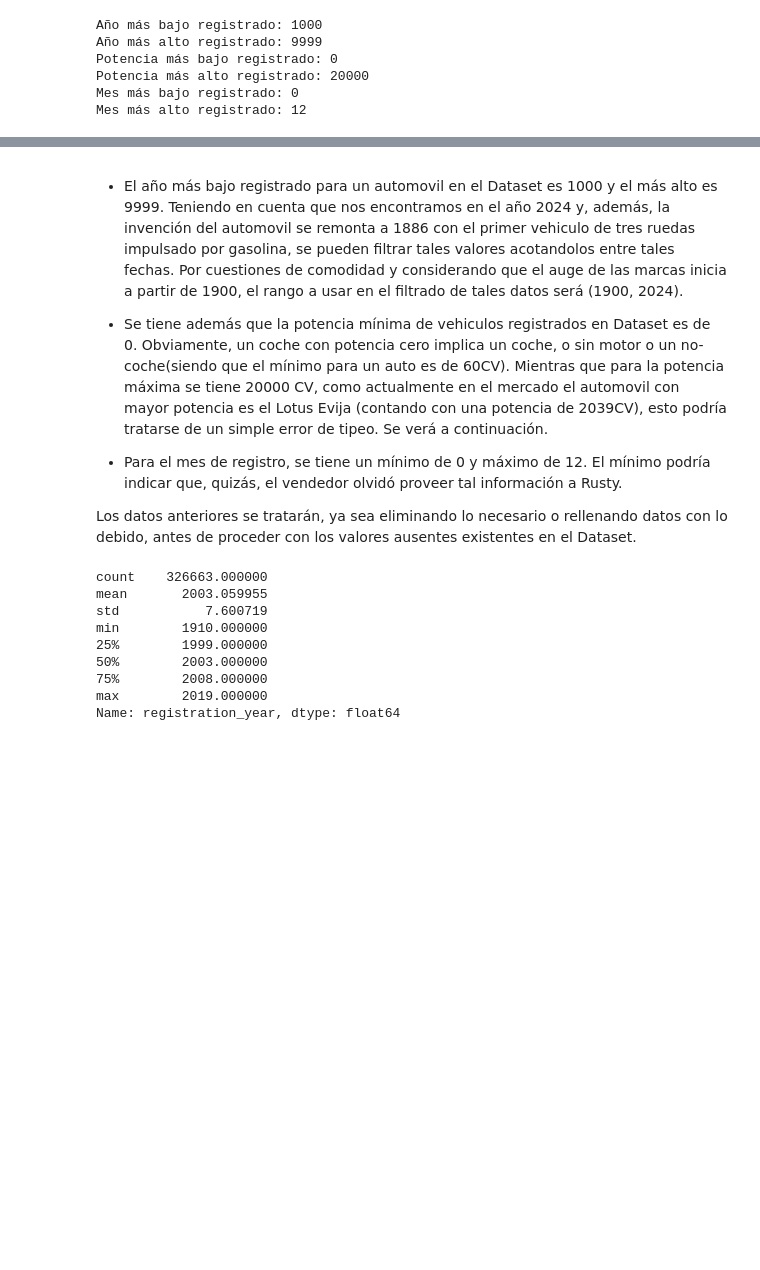
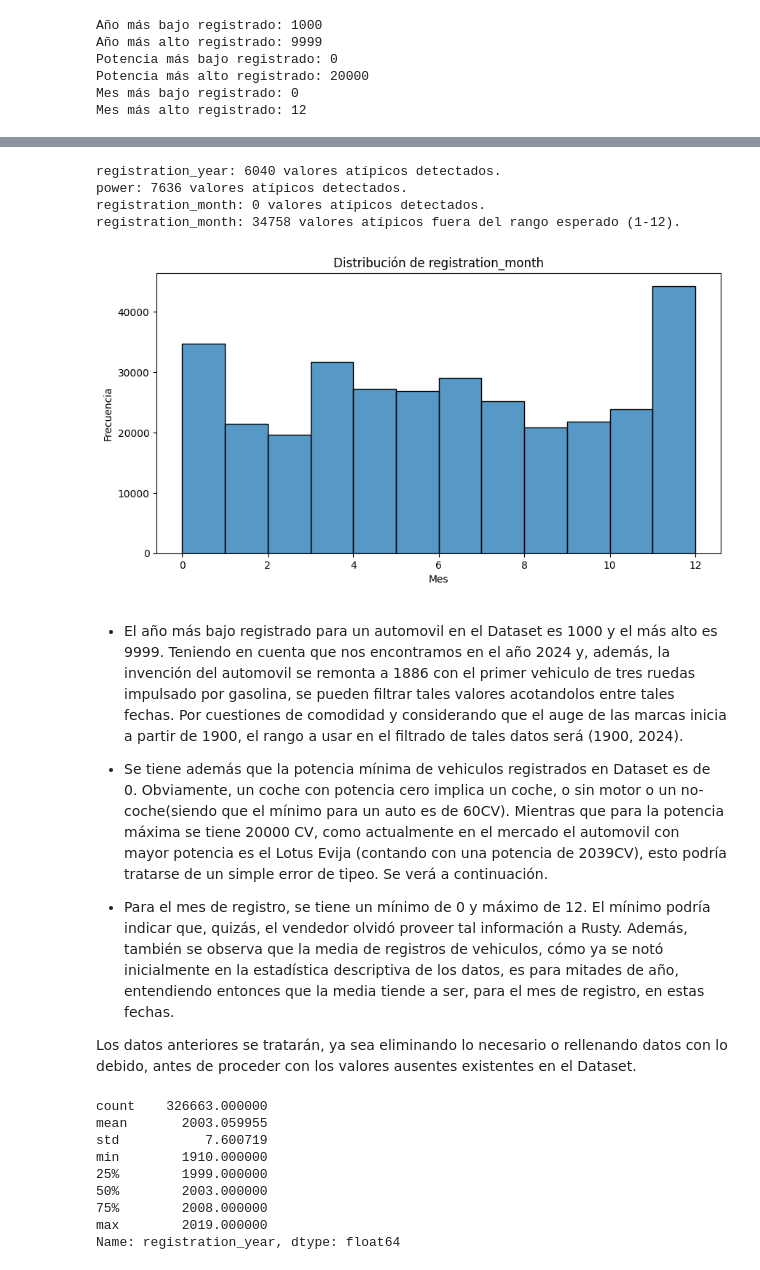
Before and after one commit to NickGuaramato/car_sales_RustyBargain, a Jupyter notebook: car_sales_RustyBargain.ipynb, the cells around one changed output, grey strips where cells are left out. Saved outputs shown, nothing was run; the diff lists cells and outputs as text; code cells hidden in the pictures; blank space fills up the shorter version.

```diff
--- a/car_sales_RustyBargain.ipynb
+++ b/car_sales_RustyBargain.ipynb
@@ -205,10 +219,34 @@ Mes más alto registrado: 12
+# %%
+for col in numeric_columns:
+    Q1 = df_new[col].quantile(0.25)
+    Q3 = df_new[col].quantile(0.75)
+    IQR = Q3 - Q1
+    outliers = df_new[(df_new[col] < Q1 - 1.5 * IQR) | (df_new[col] > Q3 + 1.5 * IQR)]
+    print(f'{col}: {len(outliers)} valores atípicos detectados.')
+
+outliers_month = df_new[(df_new['registration_month'] < 1)]
+print(f"registration_month: {len(outliers_month)} valores atípicos fuera del rango esperado (1-12).")
+# %% [output]
+registration_year: 6040 valores atípicos detectados.
+power: 7636 valores atípicos detectados.
+registration_month: 0 valores atípicos detectados.
+registration_month: 34758 valores atípicos fuera del rango esperado (1-12).
+# %%
+plt.figure(figsize=(10, 5))
+sns.histplot(df_new['registration_month'], bins=12, kde=False)
+plt.title('Distribución de registration_month')
+plt.xlabel('Mes')
+plt.ylabel('Frecuencia')
+plt.show()
+# %% [output]
+[figure, added]
 # %% [markdown]
 - El año más bajo registrado para un automovil en el Dataset es 1000 y el más alto es 9999. Teniendo en cuenta que nos encontramos en el año 2024 y, además, la invención del automovil se remonta a 1886 con el primer vehiculo de tres ruedas impulsado por gasolina, se pueden filtrar tales valores acotandolos entre tales fechas.
 Por cuestiones de comodidad y considerando que el auge de las marcas inicia a partir de 1900, el rango a usar en el filtrado de tales datos será (1900, 2024).
 
 - Se tiene además que la potencia mínima de vehiculos registrados en Dataset es de 0. Obviamente, un coche con potencia cero implica un coche, o sin motor o un no-coche(siendo que el mínimo para un auto es de 60CV). Mientras que para la potencia máxima se tiene 20000 CV, como actualmente en el mercado el automovil con mayor potencia es el Lotus Evija (contando con una potencia de 2039CV), esto podría tratarse de un simple error de tipeo. Se verá a continuación.
 
-- Para el mes de registro, se tiene un mínimo de 0 y máximo de 12. El mínimo podría indicar que, quizás, el vendedor olvidó proveer tal información a Rusty.
+- Para el mes de registro, se tiene un mínimo de 0 y máximo de 12. El mínimo podría indicar que, quizás, el vendedor olvidó proveer tal información a Rusty. Además, también se observa que la media de registros de vehiculos, cómo ya se notó inicialmente en la estadística descriptiva de los datos, es para mitades de año, entendiendo entonces que la media tiende a ser, para el mes de registro, en estas fechas.
 
 Los datos anteriores se tratarán, ya sea eliminando lo necesario o rellenando datos con lo debido, antes de proceder con los valores ausentes existentes en el Dataset.
 # %%
```
Also changed, not shown: parts of 3 cells of this notebook, 5 other files.
